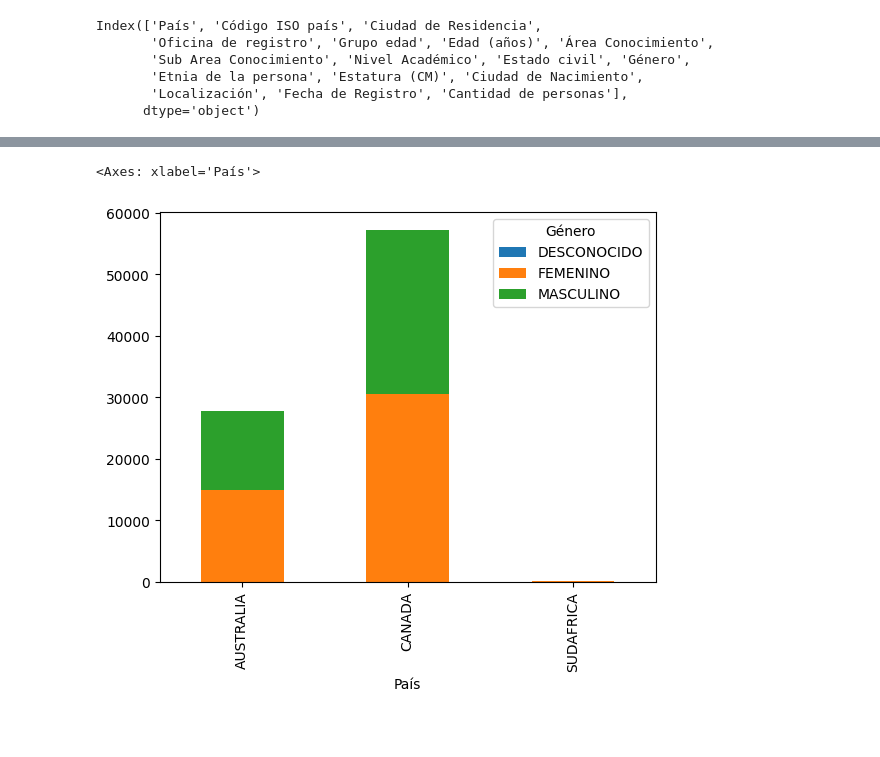
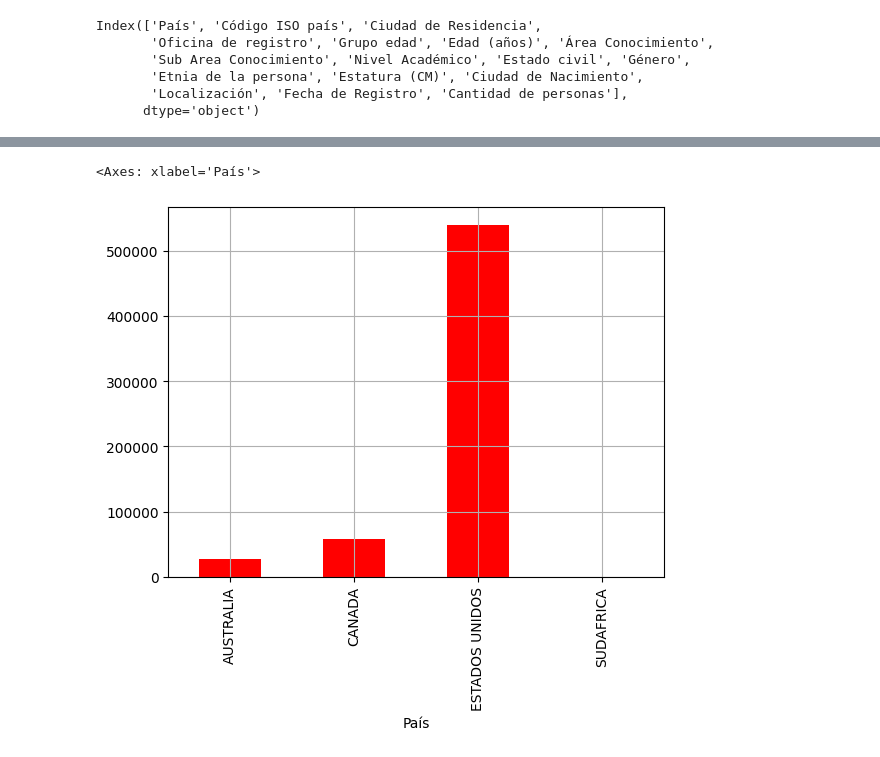
Before and after one commit to Jesus-Gamboa/analisisdatos, a Jupyter notebook: Analisis_de_los_datos.ipynb, the cells around one changed output, grey strips where cells are left out. Drawn from its saved outputs; the diff is of its cells as text; code cells hidden in the pictures; blank space fills up the shorter version.

```diff
--- a/Analisis_de_los_datos.ipynb
+++ b/Analisis_de_los_datos.ipynb
@@ -23,9 +57,21 @@ Index(['País', 'Código ISO país', 'Ciudad de Residencia',
 # %%
-df['País'].unique()
-condicion = df['País'].isin(['CANADA', 'AUSTRALIA', 'SUDAFRICA'])
-df = df[condicion]
+# df['País'].unique()
+# condicion = df['País'].isin(['CANADA', 'AUSTRALIA', 'SUDAFRICA'])
+# df = df[condicion]
 # %%
-df.groupby('País')['Género'].value_counts().unstack().fillna(0).plot(kind='bar', stacked=True)
+personas_por_pais = df.groupby('País')['Cantidad de personas'].sum().fillna(0)
+personas_por_pais.plot(kind= 'bar',
+                       color = 'red',
+                       grid = True)
+# sns.countplot(data=personas_por_pais,
+#               y='Personas',
+#               hue='Nivel Ingresos',
+#               palette= 'Paired',
+#               order = df['Departamento'].value_counts().index)
+# plt.title('Registros por Departamento\n')
+# plt.ylabel('Departamento')
+# plt.xlabel('Cantidad de Registros')
+# plt.tight_layout()
 # %% [output]
 <Axes: xlabel='País'>
-[figure, old version]
+[figure, new version]
```
Also changed, not shown: parts of 4 cells of this notebook, 2 other files.
